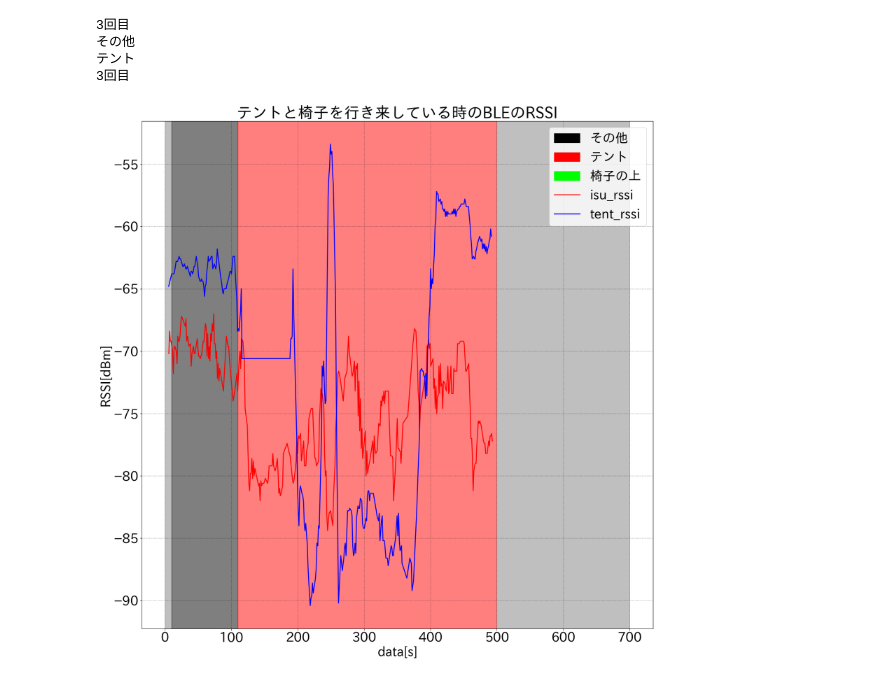
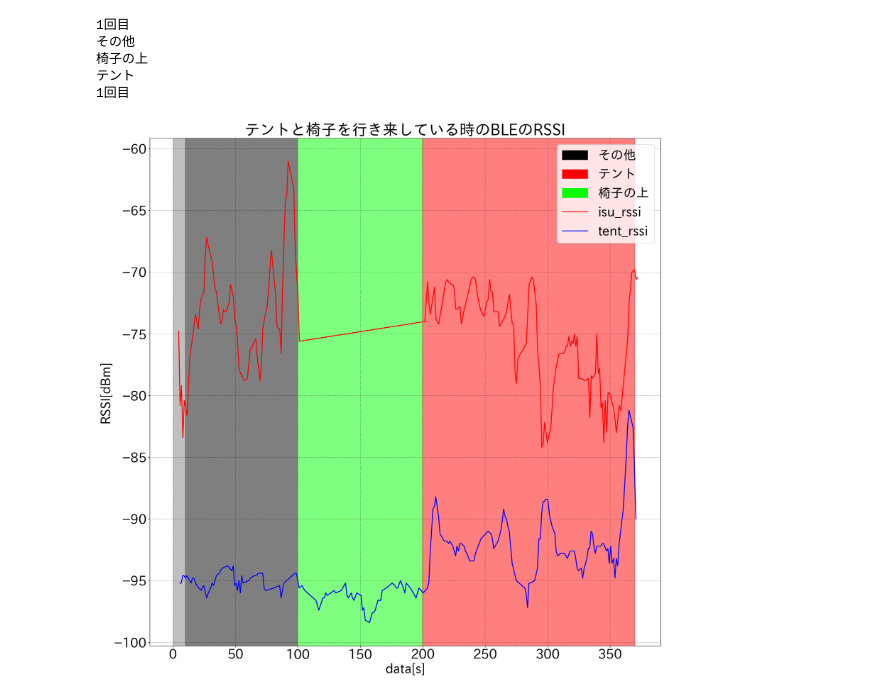
Before and after one commit to harutiro/jupyter, a Jupyter notebook: camp/5/python/BLE.ipynb, the cells around one changed output. Drawn from its saved outputs; the diff is of its cells as text; code cells hidden in the pictures.

```diff
--- a/camp/5/python/BLE.ipynb
+++ b/camp/5/python/BLE.ipynb
@@ -13,7 +13,7 @@ plt.rcParams['font.family'] = "IPAexGothic"
 # %%
 # csvの読み込み
 # ヘッダなしの場合csv = pd.read_csv("ファイル名(.csv)", header=None, names=['user_id', 'name'])で可能
-fname = "../data/2/"
+fname = "../data/1/"
 isu = pd.read_csv(fname+"BLE_isu.csv",encoding = 'utf-8')
 tent = pd.read_csv(fname+"BLE_tent.csv",encoding = 'utf-8')
 ans = pd.read_csv(fname+"ans.csv",encoding = 'utf-8')
@@ -65,36 +65,35 @@ content_colors = {
 }
 
 # 階段利用区間をラベリング
-# BLEの時だけごりおしついか
-padding = 200000  # 200秒
 
 for i in range(len(ans)):
     content = ans["content"][i]  # 現在のデータのcontent
     print(content)
     color = content_colors.get(content, "#808080")  # 現在のデータのcontentに対応する色
     start_time = (ans["time"][i] - ans["time"][0]) / 1000
-    end_time = (ans["time"][i + 1] - ans["time"][0]) / 1000 if i < len(ans) - 1 else (ans["time"].max() + padding - ans["time"][0]) / 1000
+    end_time = (ans["time"][i + 1] - ans["time"][0]) / 1000 if i < len(ans) - 1 else (ans["time"].max() - ans["time"][0]) / 1000
     ax3.axvspan(start_time, end_time, color=color, alpha=0.5, zorder=1)
 
 # 凡例の作成
 content_labels = list(content_colors.keys())
 content_patches = [matplotlib.patches.Patch(color=color) for color in content_colors.values()]
 
 # 線の情報を追加
 line1 = matplotlib.lines.Line2D([0], [0], color="red", linewidth=2)
 line2 = matplotlib.lines.Line2D([0], [0], color="blue", linewidth=2)
 content_patches.append(line1)
 content_patches.append(line2)
 content_labels.append("isu_rssi")
 content_labels.append("tent_rssi")
 
 # 凡例の表示
 ax3.legend(content_patches, content_labels, loc="upper right")
 
 plt.show()
 # %% [output]
-3回目
+1回目
 その他
+椅子の上
 テント
-3回目
+1回目
-[figure, old version]
+[figure, new version]
```
Also changed, not shown: 2 other files.
